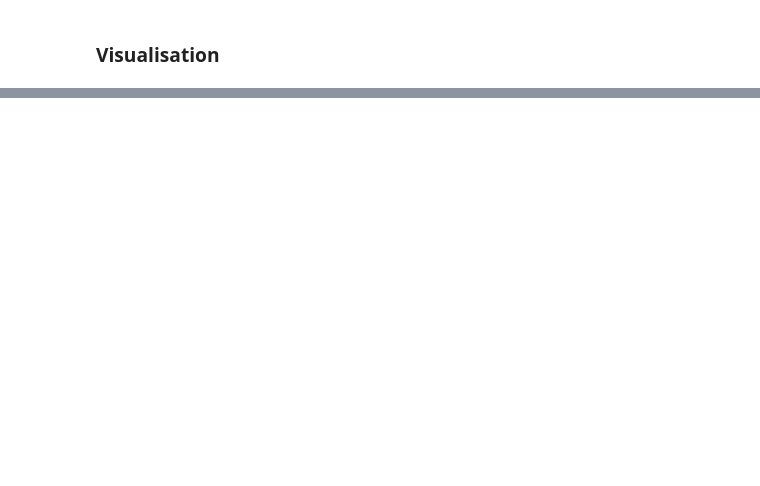
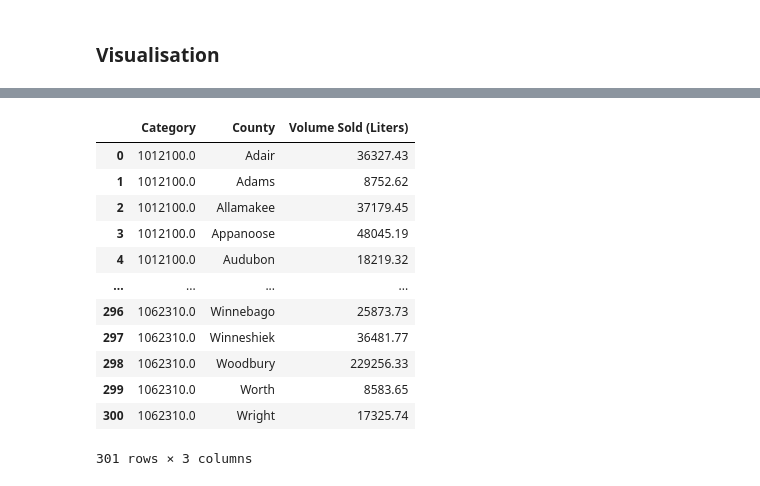
Before and after one commit to MelodyJIN-Y/MAST30034FinalProject, a Jupyter notebook: Final_project_new.ipynb, the cells around one changed output, grey strips where cells are left out. Cells and saved outputs as stored; diff of their text form; code cells hidden in the pictures; blank space fills up the shorter version.

```diff
--- a/Final_project_new.ipynb
+++ b/Final_project_new.ipynb
@@ -221,0 +352,18 @@ td_map
+# %%
+data_filtered.loc[:, ["Category",
+                      "County",
+                      "Volume Sold (Liters)"]].groupby(["Category", "County"]).sum().reset_index()
+# %% [output]
+|  | Category | County | Volume Sold (Liters) |
+| 0 | 1012100.0 | Adair | 36327.43 |
+| 1 | 1012100.0 | Adams | 8752.62 |
+| 2 | 1012100.0 | Allamakee | 37179.45 |
+| 3 | 1012100.0 | Appanoose | 48045.19 |
+| 4 | 1012100.0 | Audubon | 18219.32 |
+| ... | ... | ... | ... |
+| 296 | 1062310.0 | Winnebago | 25873.73 |
+| 297 | 1062310.0 | Winneshiek | 36481.77 |
+| 298 | 1062310.0 | Woodbury | 229256.33 |
+| 299 | 1062310.0 | Worth | 8583.65 |
+| 300 | 1062310.0 | Wright | 17325.74 |
+301 rows × 3 columns
```
Also changed, not shown: parts of 11 cells of this notebook.
